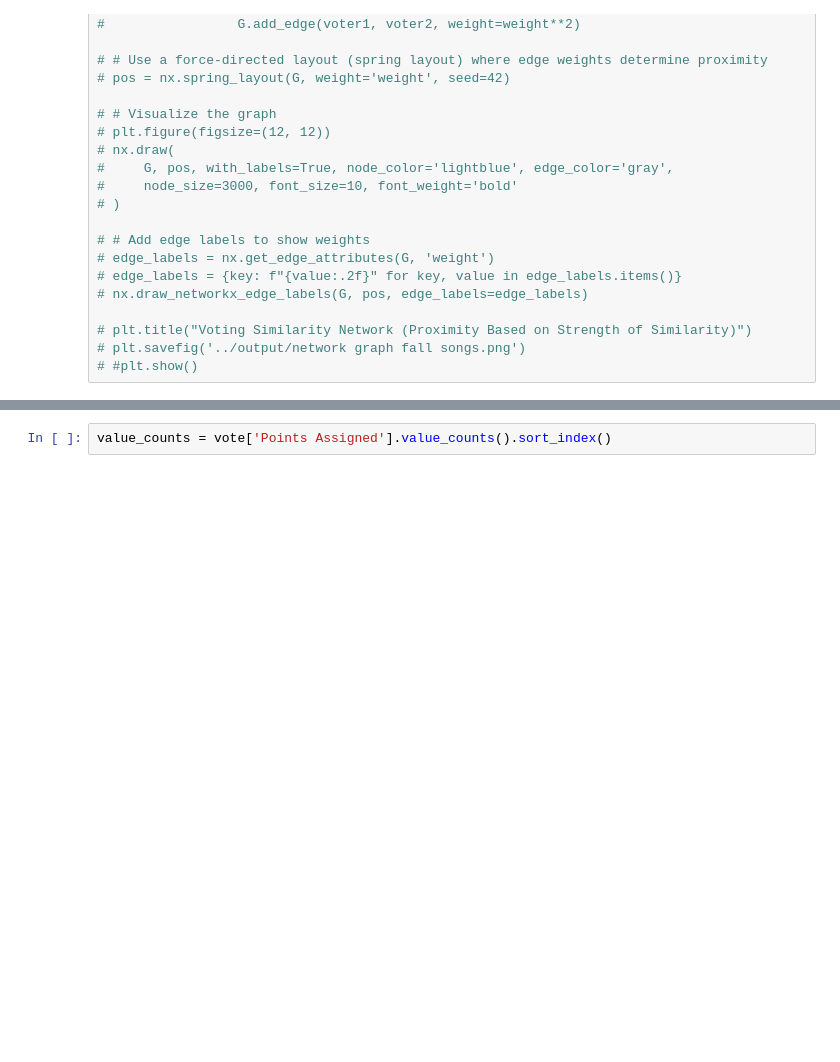
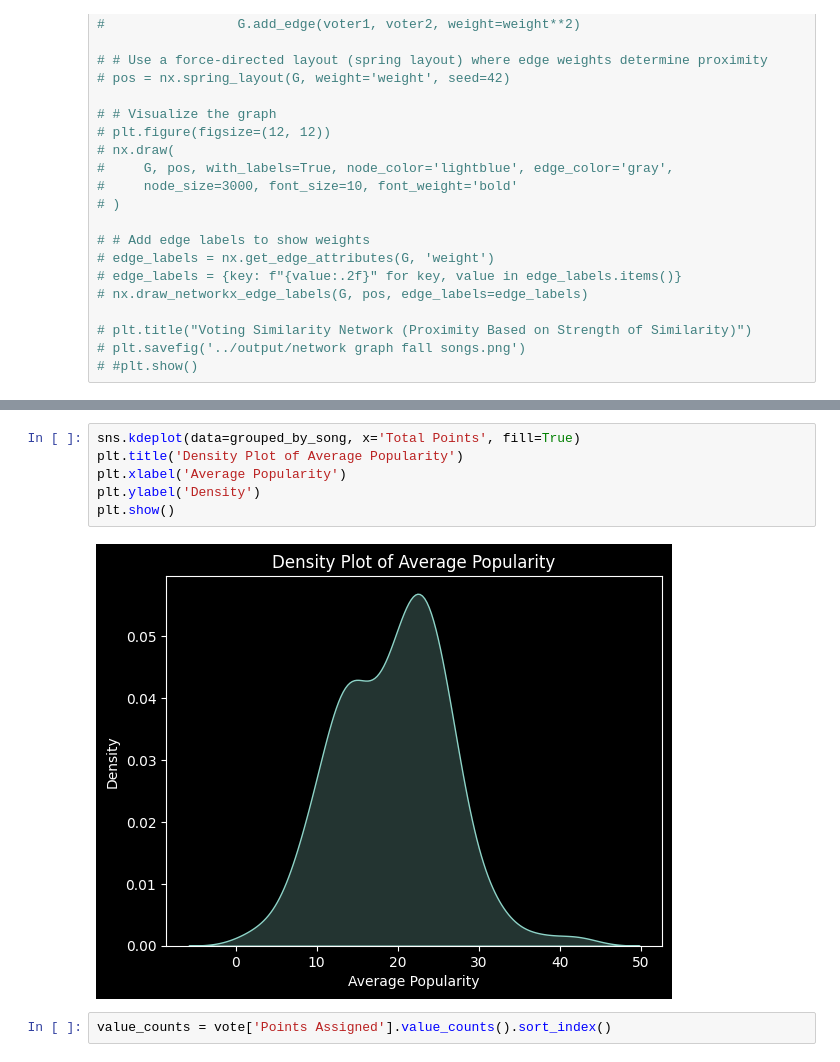
Before and after one commit to ajwinters/SpotifyPlayground, a Jupyter notebook: musicleague/networkmaps.ipynb, the cells around one changed output, grey strips where cells are left out. Drawn from its saved outputs; the diff is of its cells as text; blank space fills up the shorter version.

```diff
--- a/musicleague/networkmaps.ipynb
+++ b/musicleague/networkmaps.ipynb
@@ -186,3 +207,11 @@ plt.savefig('heatmap {}.png'.format('Total Similarity'))
+# %%
+sns.kdeplot(data=grouped_by_song, x='Total Points', fill=True)
+plt.title('Density Plot of Average Popularity')
+plt.xlabel('Average Popularity')
+plt.ylabel('Density')
+plt.show()
+# %% [output]
+[figure, added]
 # %%
 value_counts = vote['Points Assigned'].value_counts().sort_index()
 # %%
```
Also changed, not shown: parts of 12 cells of this notebook, 1 other file.
